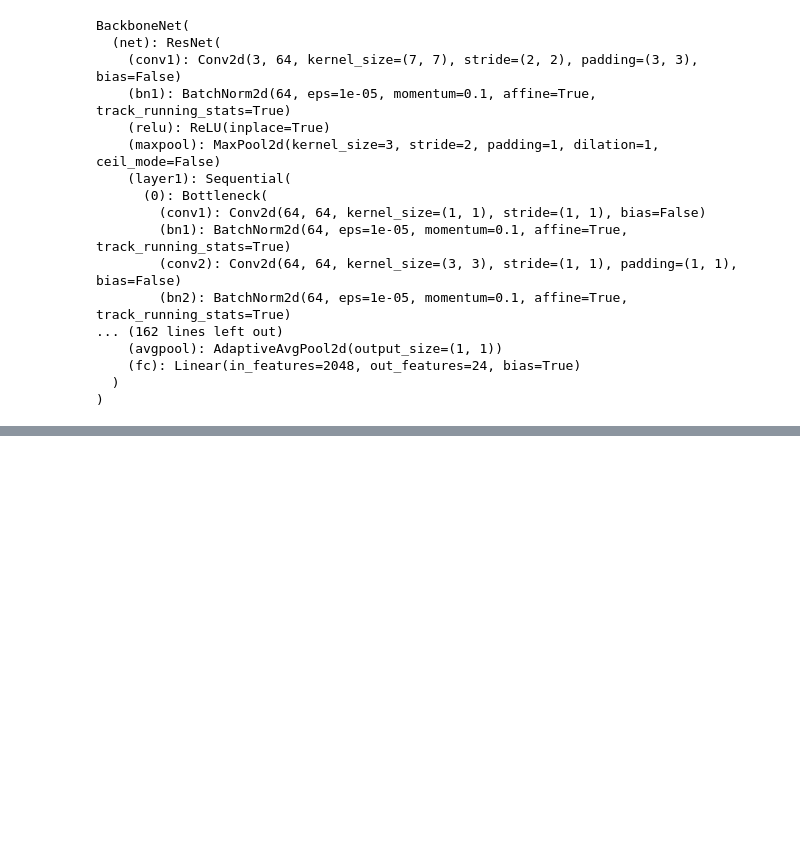
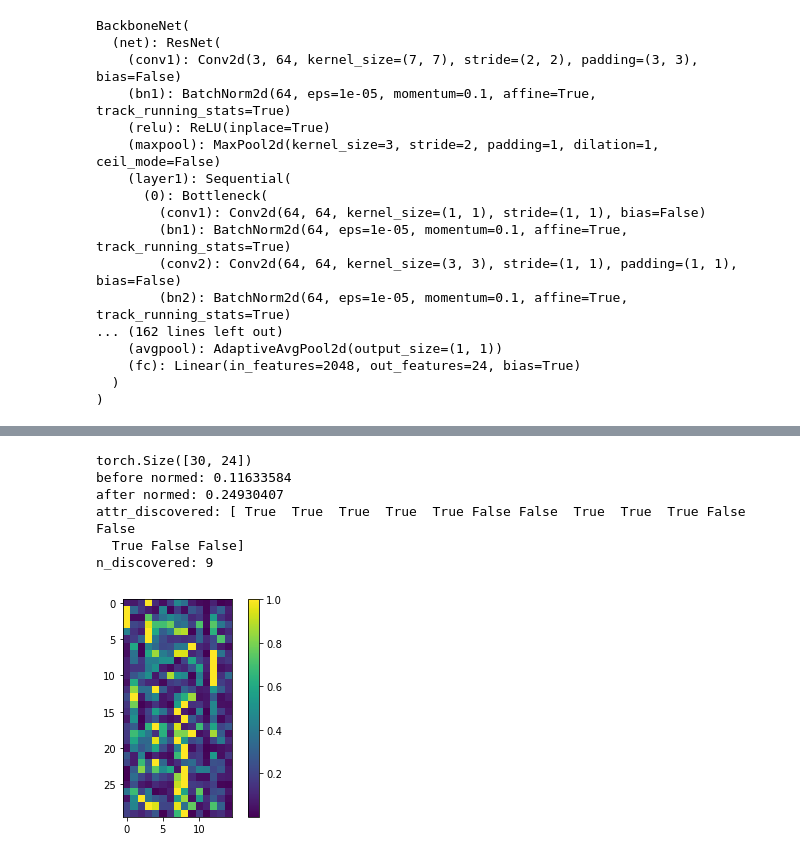
Before and after one commit to zhuxinqimac/stylegan2-ada-pytorch, a Jupyter notebook: eval_nav_nb.ipynb, the cells around one changed output, grey strips where cells are left out. Saved outputs shown, nothing was run; the diff lists cells and outputs as text; code cells hidden in the pictures; blank space fills up the shorter version.

```diff
--- a/eval_nav_nb.ipynb
+++ b/eval_nav_nb.ipynb
@@ -238,8 +192,34 @@ torch.Size([18, 24])
 # %%
-scores_np = np.abs(attr_score_shift_summary.numpy())
-#plt.matshow(np.abs(attr_score_shift_summary.numpy()))
-#plt.imshow(scores_np[[1,2,3,6], :16] / scores_np[[1,2,3,6], :16].max(axis=1, keepdims=True), cmap='viridis')
-plt.imshow(scores_np[:, :12], cmap='viridis')
-plt.colorbar()
-plt.show()
-    # plt.savefig(os.path.join(outdir, 'attr_score_shift.pdf'))
+def summarize(attr_score_shift_summary_ls, name='pca'):
+    attr_score_shift_summary = torch.stack(attr_score_shift_summary_ls, dim=0) # [nv_dim, nlabel]
+    print(attr_score_shift_summary.shape)
+
+    scores_np = np.abs(attr_score_shift_summary.numpy())
+    scores_normed = scores_np[:, used_attr_idx] / scores_np[:, used_attr_idx].max(axis=1, keepdims=True)
+
+    scores_copy = scores_np.copy()
+    scores_copy.sort(axis=-1)
+    score = (scores_copy[:30, -1] - scores_copy[:30, -2]).mean()
+    print('before normed:', score)
+
+    scores_copy = scores_normed.copy()
+    scores_copy.sort(axis=-1)
+    score = (scores_copy[:30, -1] - scores_copy[:30, -2]).mean()
+    print('after normed:', score)
+
+    attr_discovered = (scores_normed == 1.).any(axis=0)
+    n_discovered = attr_discovered.sum()
+    print('attr_discovered:', attr_discovered)
+    print('n_discovered:', n_discovered)
+
+    plt.clf()
+    plt.imshow(scores_normed[:30], cmap='viridis')
+    # plt.imshow(scores_np[:30], cmap='viridis')
+    plt.colorbar()
+    #plt.show()
+    plt.savefig(os.path.join(outdir, f'attr_score_shift_{name}.pdf'))
+    np.savetxt(os.path.join(outdir, f"scores_raw_{name}.csv"), scores_np, delimiter=",")
+    np.savetxt(os.path.join(outdir, f"scores_normed_{name}.csv"), scores_normed, delimiter=",")
+    np.savetxt(os.path.join(outdir, f"score_{name}.csv"), score[np.newaxis], delimiter=",")
+    np.savetxt(os.path.join(outdir, f"n_discovered_{name}.csv"), n_discovered[np.newaxis], delimiter=",")
+    return score
@@ -247,0 +320,10 @@ plt.show()
+# %%
+pca_score = summarize(pca_attr_ls, name='pca')
+# %% [output]
+torch.Size([30, 24])
+before normed: 0.11633584
+after normed: 0.24930407
+attr_discovered: [ True  True  True  True  True False False  True  True  True False False
+  True False False]
+n_discovered: 9
+[figure, added]
```
Also changed, not shown: parts of 13 cells of this notebook, 6 other files.
